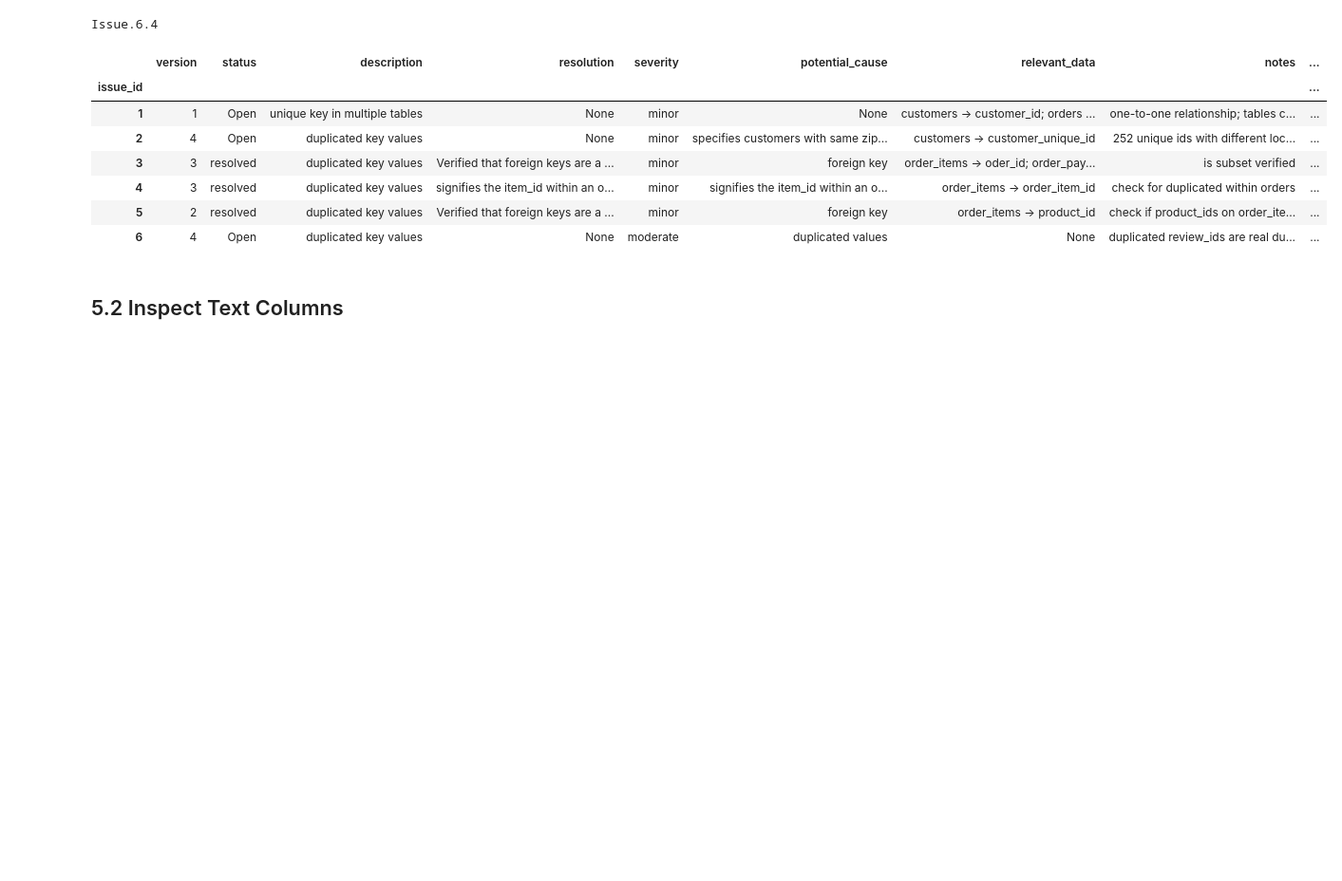
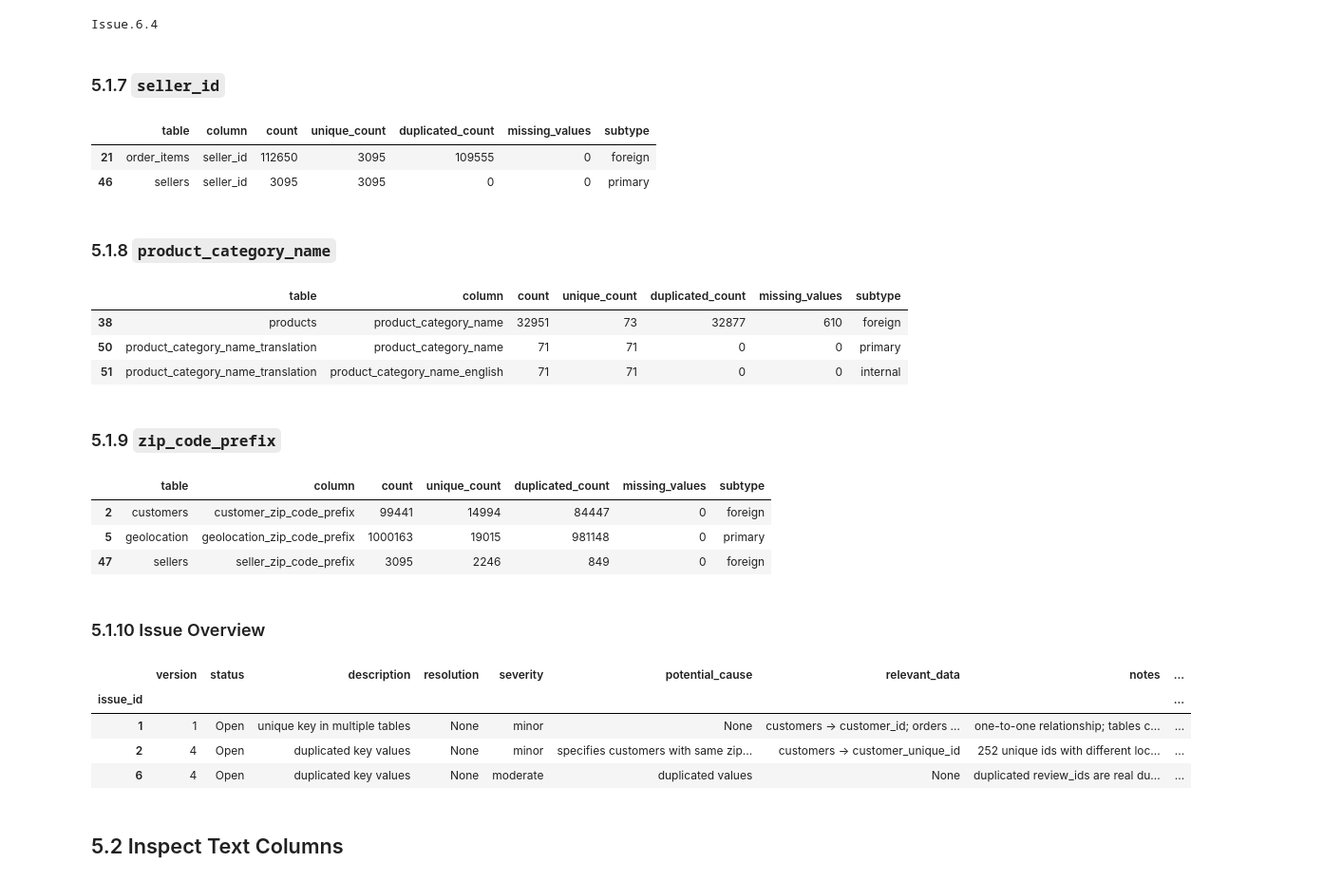
Before and after one commit to vmichael89/cf-brazilian-ecommerce-olist, a Jupyter notebook: notebooks/cleaning_exploration.ipynb, the cells around one changed output. Shown at 95% size. Drawn from its saved outputs; the diff is of its cells as text; code cells hidden in the pictures; blank space fills up the shorter version.

```diff
--- a/notebooks/cleaning_exploration.ipynb
+++ b/notebooks/cleaning_exploration.ipynb
@@ -610,7 +663,6 @@ Inspect duplicated values of order_id
 # %%
 issue_tracker.add_issue(
     description="duplicated key values",
-    severity="minor",
     potential_cause="foreign key",
     relevant_data="order_items -> oder_id;\norder_payments -> oder_id;\norder_reviews -> oder_id;\n",
     notes="order_ids in other tables must be a subset of order_ids in orders table;\notherwise there are missing values")
@@ -639,8 +698,7 @@ Inspect duplicated values of order_item_id
 issue_tracker.add_issue(
     description="duplicated key values",
     relevant_data="order_items -> order_item_id",
-    potential_cause="not a key column",
-    severity="minor")
+    potential_cause="not a key column")
 # %% [output]
 Issue.4.1
 # %%
@@ -686,7 +752,6 @@ Inspect product_ids in order_items
 # %%
 issue_tracker.add_issue(
     description="duplicated key values",
-    severity="minor",
     potential_cause="foreign key",
     relevant_data="order_items -> product_id",
     notes="check if product_ids on order_items are a subset of product_ids in product")
@@ -708,7 +780,7 @@ Resolved.
 # %% [markdown]
 Inspect duplicated counts of review_id
 # %%
-issue_tracker.add_issue(description="duplicated key values", severity="moderate", potential_cause="duplicated values", notes="inspect values with duplicated counts")
+issue_tracker.add_issue(description="duplicated key values", potential_cause="duplicated values", notes="inspect values with duplicated counts")
 # %% [output]
 Issue.6.1
 # %%
@@ -760,16 +832,41 @@ Number of duplicated review_ids where the last 5 columns are different: 0
 issue_tracker.update_issue(notes="duplicated review_ids are real duplicates. can be dropped. first determine why order_ids are still different.")
 # %% [output]
 Issue.6.4
+# %% [markdown]
+### 5.1.7 `seller_id`
+# %%
+df_summaries["key"].query('column == "seller_id"')
+# %% [output]
+|  | table | column | count | unique_count | duplicated_count | missing_values | subtype |
+| 21 | order_items | seller_id | 112650 | 3095 | 109555 | 0 | foreign |
+| 46 | sellers | seller_id | 3095 | 3095 | 0 | 0 | primary |
+# %% [markdown]
+### 5.1.8 `product_category_name`
+# %%
+df_summaries["key"].query('column.str.contains("product_category_name")')
+# %% [output]
+|  | table | column | count | unique_count | duplicated_count | missing_values | subtype |
+| 38 | products | product_category_name | 32951 | 73 | 32877 | 610 | foreign |
+| 50 | product_category_name_translation | product_category_name | 71 | 71 | 0 | 0 | primary |
+| 51 | product_category_name_translation | product_category_name_english | 71 | 71 | 0 | 0 | internal |
+# %% [markdown]
+### 5.1.9 `zip_code_prefix`
+# %%
+df_summaries["key"].query('column.str.contains("zip_code_prefix")')
+# %% [output]
+|  | table | column | count | unique_count | duplicated_count | missing_values | subtype |
+| 2 | customers | customer_zip_code_prefix | 99441 | 14994 | 84447 | 0 | foreign |
+| 5 | geolocation | geolocation_zip_code_prefix | 1000163 | 19015 | 981148 | 0 | primary |
+| 47 | sellers | seller_zip_code_prefix | 3095 | 2246 | 849 | 0 | foreign |
+# %% [markdown]
+### 5.1.10 Issue Overview
 # %%
-issue_tracker.show_latest_versions()
+issue_tracker.show_latest_versions().query("status=='Open'").formatted
 # %% [output]
 |  | version | status | description | resolution | severity | potential_cause | relevant_data | notes | ... |
 | issue_id |  |  |  |  |  |  |  |  | ... |
 | 1 | 1 | Open | unique key in multiple tables | None | minor | None | customers -> customer_id; orders ... | one-to-one relationship; tables c... | ... |
 | 2 | 4 | Open | duplicated key values | None | minor | specifies customers with same zip... | customers -> customer_unique_id | 252 unique ids with different loc... | ... |
-| 3 | 3 | resolved | duplicated key values | Verified that foreign keys are a ... | minor | foreign key | order_items -> oder_id; order_pay... | is subset verified | ... |
-| 4 | 3 | resolved | duplicated key values | signifies the item_id within an o... | minor | signifies the item_id within an o... | order_items -> order_item_id | check for duplicated within orders | ... |
-| 5 | 2 | resolved | duplicated key values | Verified that foreign keys are a ... | minor | foreign key | order_items -> product_id | check if product_ids on order_ite... | ... |
 | 6 | 4 | Open | duplicated key values | None | moderate | duplicated values | None | duplicated review_ids are real du... | ... |
 # %% [markdown]
 ## 5.2 Inspect Text Columns
```
Also changed, not shown: parts of 30 cells of this notebook.
